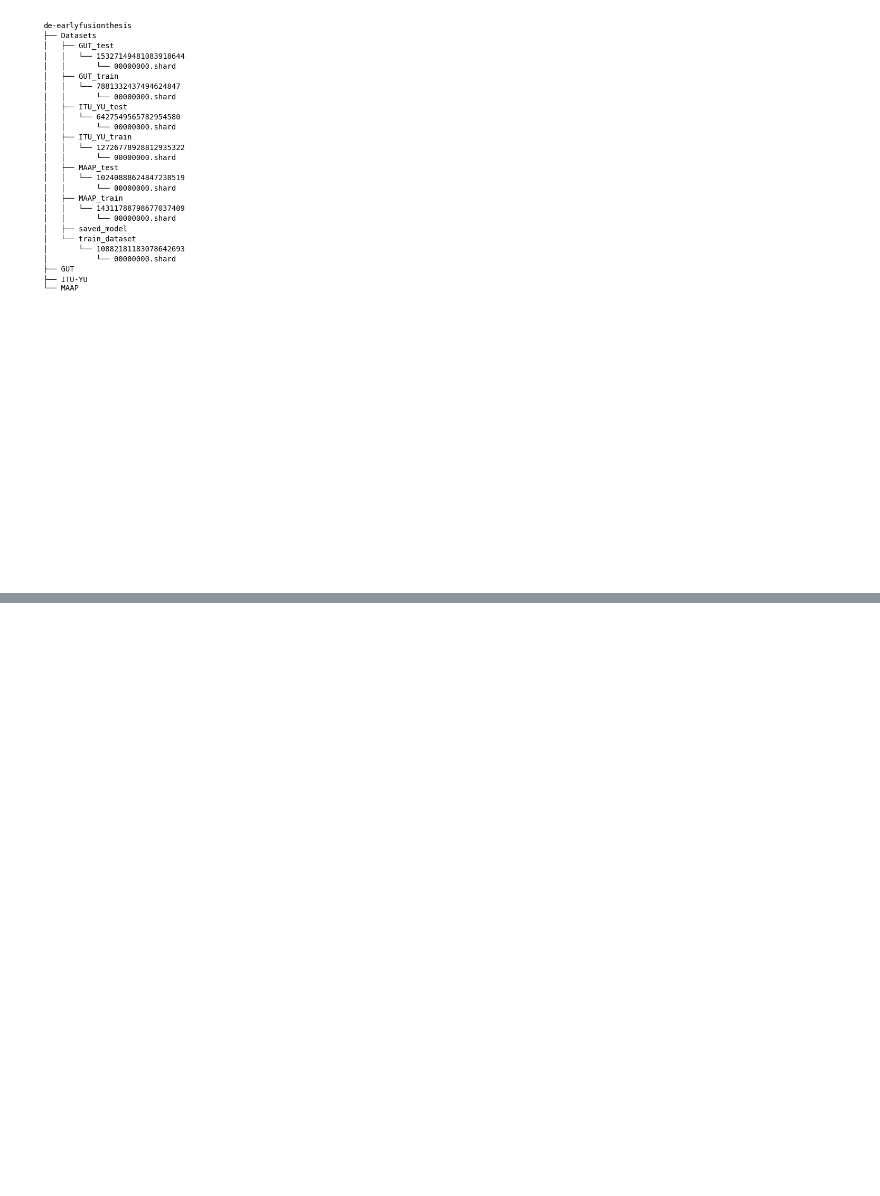
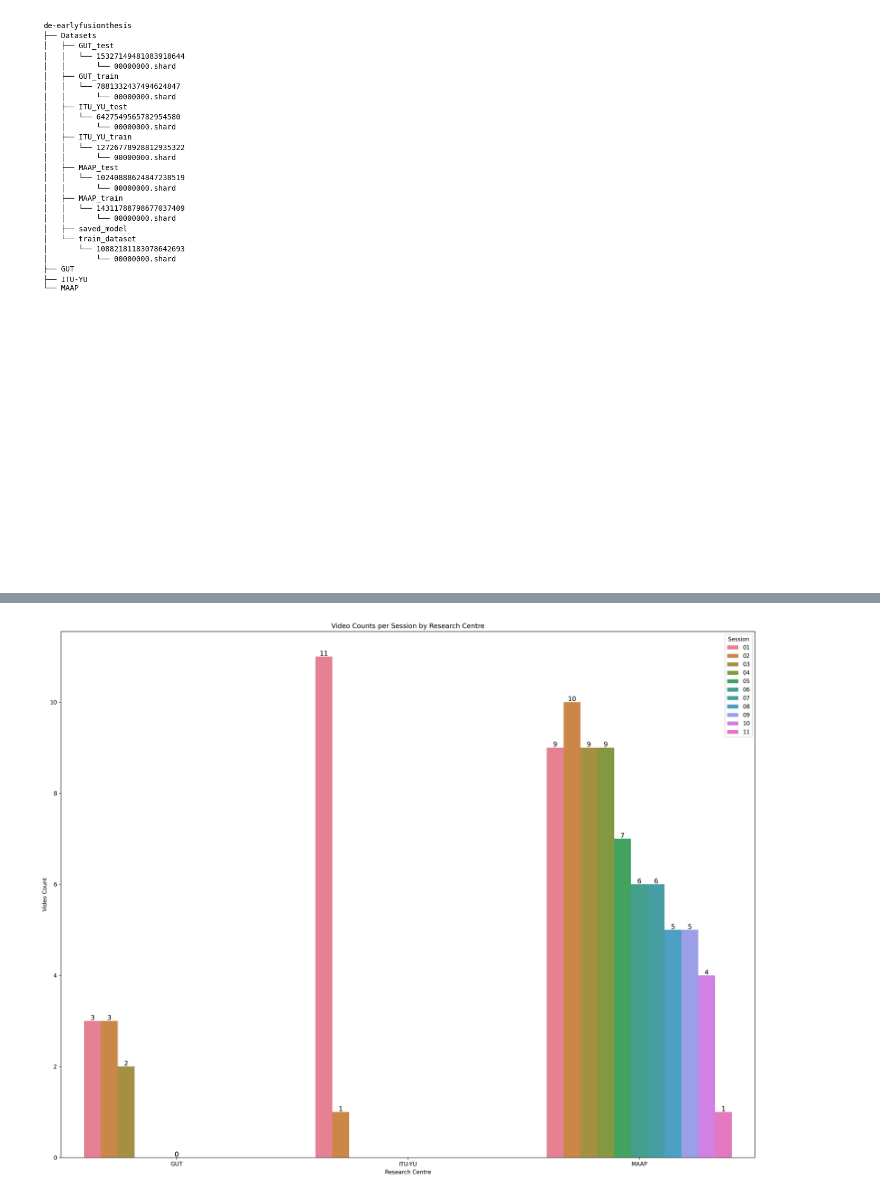
Before and after one commit to Azirral/de-face-recognition, a Jupyter notebook: DatasetCheck.ipynb, the cells around one changed output, grey strips where cells are left out. Cells and saved outputs as stored; diff of their text form; code cells hidden in the pictures; blank space fills up the shorter version.

```diff
--- a/DatasetCheck.ipynb
+++ b/DatasetCheck.ipynb
@@ -58,0 +293,33 @@ plot_tree_hierarchy(root_node)
+# %%
+# **Camera Counts Plot**
+# Create a subplot for camera counts per session
+plt.figure(figsize=(18, 14), dpi=300)  # Larger figure for camera counts plot
+camera_data = []
+for dir_name, session_counts in camera_counts.items():
+    for session, count in session_counts.items():
+        camera_data.append([dir_name, session, count])
+camera_df = pd.DataFrame(camera_data, columns=["Research Centre", "Session", "Video Count"])
+
+# Plot camera counts as a bar plot
+ax2 = sns.barplot(x="Research Centre", y="Video Count", hue="Session", data=camera_df)
+plt.title("Video Counts per Session by Research Centre")
+plt.xlabel("Research Centre")
+plt.ylabel("Video Count")
+plt.legend(title="Session")
+
+# Display counts at the top of bars (as integers)
+for p in ax2.patches:
+    ax2.annotate(f'{int(p.get_height())}',  # Display count as integer
+                 (p.get_x() + p.get_width() / 2., p.get_height()),
+                 ha='center', va='center',
+                 fontsize=12, color='black',
+                 xytext=(0, 5), textcoords='offset points')
+
+# Save the camera counts plot as a separate PNG file
+plt.tight_layout()
+plt.savefig("camera_counts_per_session.png", dpi=300)
+
+# Show the figures
+plt.show()
+# %% [output]
+[figure, added]
```
Also changed, not shown: parts of 8 cells of this notebook.
